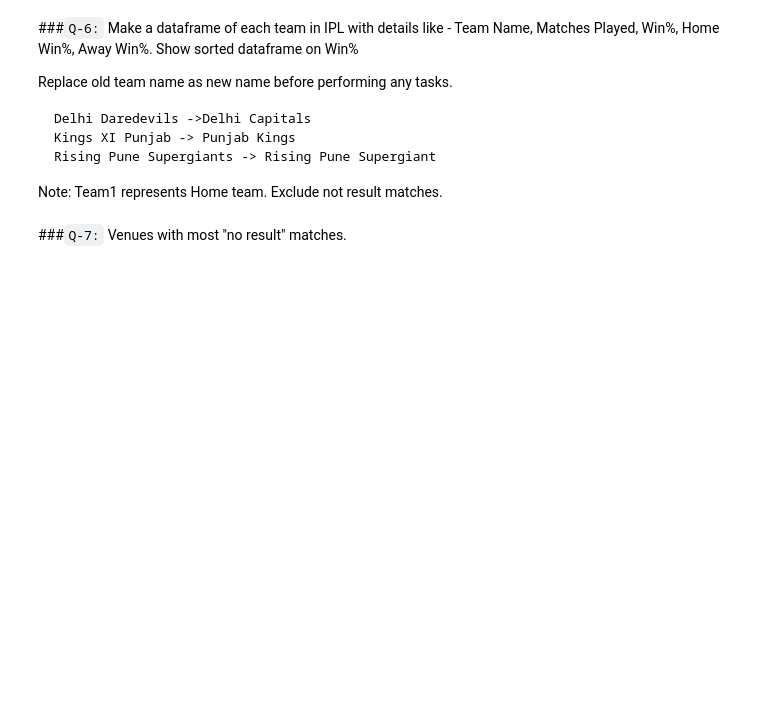
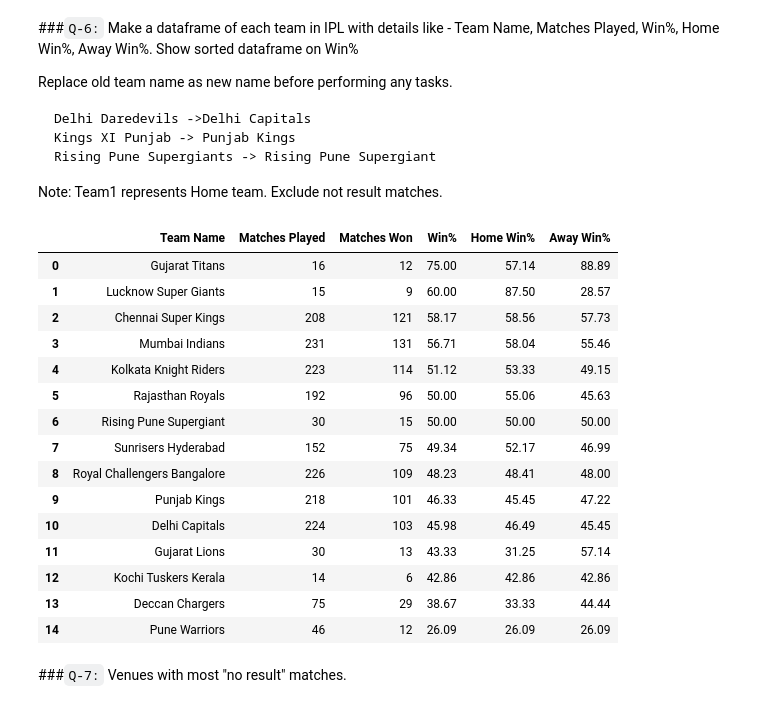
Before and after one commit to AhmadBinAbdulJabbar/campusx, a Jupyter notebook: session_18_tasks.ipynb, the cells around one changed output. Cells and saved outputs as stored; diff of their text form; code cells hidden in the pictures; blank space fills up the shorter version.

````diff
--- a/session_18_tasks.ipynb
+++ b/session_18_tasks.ipynb
@@ -116,6 +304,8 @@ Code to directly use in colab
 ipl_matches = "https://docs.google.com/spreadsheets/d/e/2PACX-1vRy2DUdUbaKx_Co9F0FSnIlyS-8kp4aKv_I0-qzNeghiZHAI_hw94gKG22XTxNJHMFnFVKsO4xWOdIs/pub?gid=1655759976&single=true&output=csv"
 
 ```
+# %%
+ipl = pd.read_csv('/content/IPL_Matches_2008_2022.csv')
 # %% [markdown]
 ###`Q-6:` Make a dataframe of each team in IPL with details like - Team Name, Matches Played, Win%, Home Win%, Away Win%.
 Show sorted dataframe on Win%
@@ -130,6 +320,81 @@ Rising Pune Supergiants -> Rising Pune Supergiant
 Note: Team1 represents Home team. Exclude not result matches.
 # %%
 # code here
+# %%
+ipl_cleaned = ipl.copy()
+
+# Replace old team names with new ones
+team_name_map = {
+    'Delhi Daredevils': 'Delhi Capitals',
+    'Kings XI Punjab': 'Punjab Kings',
+    'Rising Pune Supergiants': 'Rising Pune Supergiant'
+}
+
+ipl_cleaned['Team1'] = ipl_cleaned['Team1'].replace(team_name_map)
+ipl_cleaned['Team2'] = ipl_cleaned['Team2'].replace(team_name_map)
+ipl_cleaned['WinningTeam'] = ipl_cleaned['WinningTeam'].replace(team_name_map)
+
+# Exclude 'No Result' matches
+ipl_filtered = ipl_cleaned[ipl_cleaned['WinningTeam'] != 'No Result'].copy()
+# %%
+team_stats = []
+unique_teams = pd.concat([ipl_filtered['Team1'], ipl_filtered['Team2']]).unique()
+
+for team in unique_teams:
+    # Matches Played
+    matches_played = ipl_filtered[(ipl_filtered['Team1'] == team) | (ipl_filtered['Team2'] == team)].shape[0]
+
+    # Matches Won
+    matches_won = ipl_filtered[ipl_filtered['WinningTeam'] == team].shape[0]
+
+    # Home Matches Played (Team1 is home team)
+    home_matches_played = ipl_filtered[ipl_filtered['Team1'] == team].shape[0]
+
+    # Home Wins
+    home_wins = ipl_filtered[(ipl_filtered['Team1'] == team) & (ipl_filtered['WinningTeam'] == team)].shape[0]
+
+    # Away Matches Played (Team2 is away team)
+    away_matches_played = ipl_filtered[ipl_filtered['Team2'] == team].shape[0]
+
+    # Away Wins
+    away_wins = ipl_filtered[(ipl_filtered['Team2'] == team) & (ipl_filtered['WinningTeam'] == team)].shape[0]
+
+    # Calculate percentages, handling division by zero
+    win_percentage = (matches_won / matches_played * 100) if matches_played > 0 else 0.0
+    home_win_percentage = (home_wins / home_matches_played * 100) if home_matches_played > 0 else 0.0
+    away_win_percentage = (away_wins / away_matches_played * 100) if away_matches_played > 0 else 0.0
+
+    team_stats.append({
+        'Team Name': team,
+        'Matches Played': matches_played,
+        'Matches Won': matches_won,
+        'Win%': round(win_percentage, 2),
+        'Home Win%': round(home_win_percentage, 2),
+        'Away Win%': round(away_win_percentage, 2)
+    })
+
+ipl_team_summary = pd.DataFrame(team_stats)
+
+# Sort by Win% in descending order
+ipl_team_summary_sorted = ipl_team_summary.sort_values(by='Win%', ascending=False).reset_index(drop=True)
+display(ipl_team_summary_sorted)
+# %% [output]
+|  | Team Name | Matches Played | Matches Won | Win% | Home Win% | Away Win% |
+| 0 | Gujarat Titans | 16 | 12 | 75.00 | 57.14 | 88.89 |
+| 1 | Lucknow Super Giants | 15 | 9 | 60.00 | 87.50 | 28.57 |
+| 2 | Chennai Super Kings | 208 | 121 | 58.17 | 58.56 | 57.73 |
+| 3 | Mumbai Indians | 231 | 131 | 56.71 | 58.04 | 55.46 |
+| 4 | Kolkata Knight Riders | 223 | 114 | 51.12 | 53.33 | 49.15 |
+| 5 | Rajasthan Royals | 192 | 96 | 50.00 | 55.06 | 45.63 |
+| 6 | Rising Pune Supergiant | 30 | 15 | 50.00 | 50.00 | 50.00 |
+| 7 | Sunrisers Hyderabad | 152 | 75 | 49.34 | 52.17 | 46.99 |
+| 8 | Royal Challengers Bangalore | 226 | 109 | 48.23 | 48.41 | 48.00 |
+| 9 | Punjab Kings | 218 | 101 | 46.33 | 45.45 | 47.22 |
+| 10 | Delhi Capitals | 224 | 103 | 45.98 | 46.49 | 45.45 |
+| 11 | Gujarat Lions | 30 | 13 | 43.33 | 31.25 | 57.14 |
+| 12 | Kochi Tuskers Kerala | 14 | 6 | 42.86 | 42.86 | 42.86 |
+| 13 | Deccan Chargers | 75 | 29 | 38.67 | 33.33 | 44.44 |
+| 14 | Pune Warriors | 46 | 12 | 26.09 | 26.09 | 26.09 |
 # %% [markdown]
 ###`Q-7:` Venues with most "no result" matches.
 # %%
````
Also changed, not shown: parts of 23 cells of this notebook.
